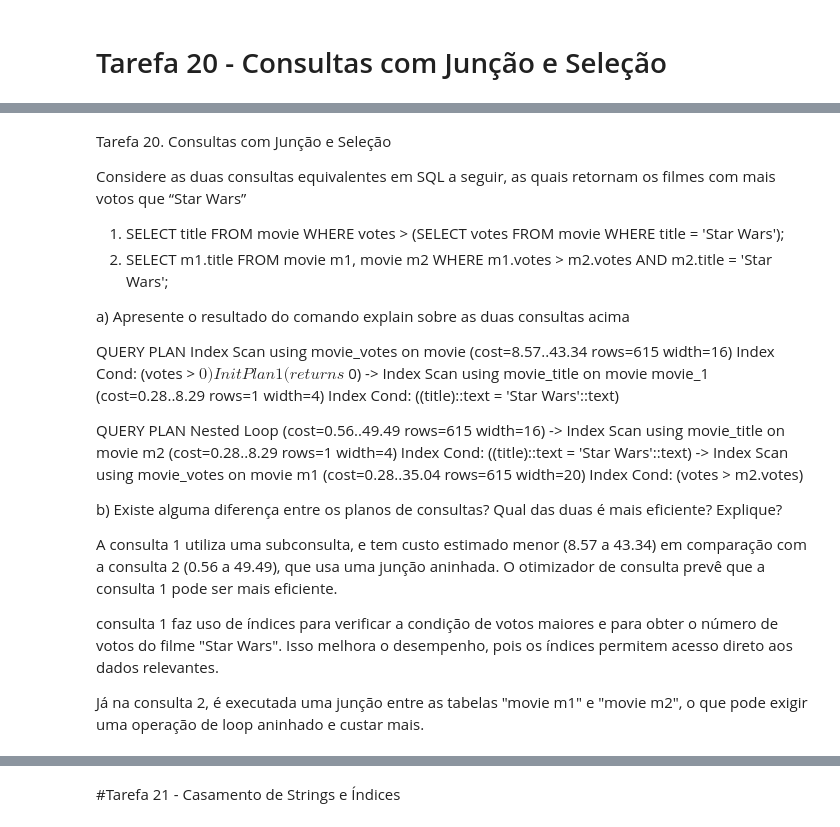
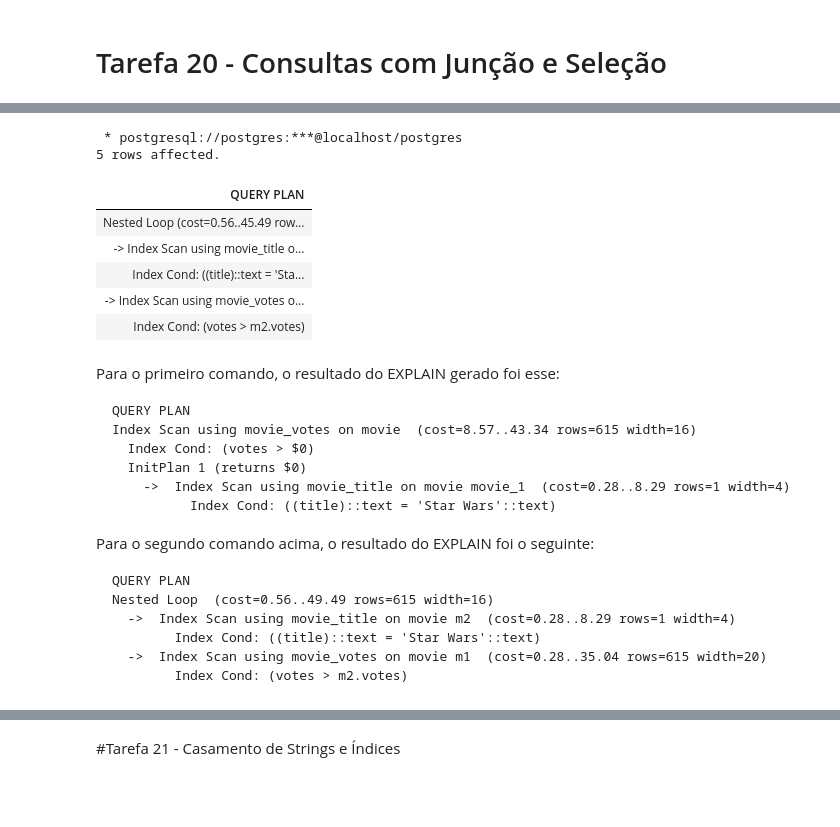
Before and after one commit to guilhermesilveiraa/tp3_gabriel-luciano_gabriel-freitas_guilherme, a Jupyter notebook: trabalho3_gabriell_gabriel_guilherme_BD.ipynb, the cells around one changed output, grey strips where cells are left out. Drawn from its saved outputs; the diff is of its cells as text; code cells hidden in the pictures; blank space fills up the shorter version.

````diff
--- a/trabalho3_gabriell_gabriel_guilherme_BD.ipynb
+++ b/trabalho3_gabriell_gabriel_guilherme_BD.ipynb
@@ -1399,31 +3427,32 @@ consulta é feita uma varredura completa em todas as linhas da tabela.
+# %%
+%%sql
+EXPLAIN SELECT m1.title FROM movie m1, movie m2 WHERE m1.votes > m2.votes AND m2.title = 'Star Wars';
+# %% [output]
+ * postgresql://postgres:***@localhost/postgres
+5 rows affected.
+| QUERY PLAN |
+| Nested Loop (cost=0.56..45.49 row... |
+| -> Index Scan using movie_title o... |
+| Index Cond: ((title)::text = 'Sta... |
+| -> Index Scan using movie_votes o... |
+| Index Cond: (votes > m2.votes) |
 # %% [markdown]
-Tarefa 20. Consultas com Junção e Seleção
-
-Considere as duas consultas equivalentes em SQL a seguir, as quais retornam os filmes com mais votos que “Star Wars”
-
-1.	SELECT title FROM movie WHERE votes > (SELECT votes FROM movie WHERE title = 'Star Wars');
-2.	SELECT m1.title FROM movie m1, movie m2 WHERE m1.votes > m2.votes AND m2.title = 'Star Wars';
-
-a) Apresente o resultado do comando explain sobre as duas consultas acima
-
+Para o primeiro comando, o resultado do EXPLAIN gerado foi esse:
+```
 QUERY PLAN
 Index Scan using movie_votes on movie  (cost=8.57..43.34 rows=615 width=16)
   Index Cond: (votes > $0)
   InitPlan 1 (returns $0)
     ->  Index Scan using movie_title on movie movie_1  (cost=0.28..8.29 rows=1 width=4)
           Index Cond: ((title)::text = 'Star Wars'::text)
+```
 
+Para o segundo comando acima, o resultado do EXPLAIN foi o seguinte:
+```
 QUERY PLAN
 Nested Loop  (cost=0.56..49.49 rows=615 width=16)
   ->  Index Scan using movie_title on movie m2  (cost=0.28..8.29 rows=1 width=4)
         Index Cond: ((title)::text = 'Star Wars'::text)
   ->  Index Scan using movie_votes on movie m1  (cost=0.28..35.04 rows=615 width=20)
         Index Cond: (votes > m2.votes)
-
-b) Existe alguma diferença entre os planos de consultas? Qual das duas é mais eficiente? Explique?
-
-A consulta 1 utiliza uma subconsulta, e tem custo estimado menor (8.57 a 43.34) em comparação com a consulta 2 (0.56 a 49.49), que usa uma junção aninhada. O otimizador de consulta prevê que a consulta 1 pode ser mais eficiente.
-
- consulta 1 faz uso de índices para verificar a condição de votos maiores e para obter o número de votos do filme "Star Wars". Isso melhora o desempenho, pois os índices permitem acesso direto aos dados relevantes.
-
-Já na consulta 2, é executada uma junção entre as tabelas "movie m1" e "movie m2", o que pode exigir uma operação de loop aninhado e custar mais.
+```
````
Also changed, not shown: parts of 38 cells of this notebook.
